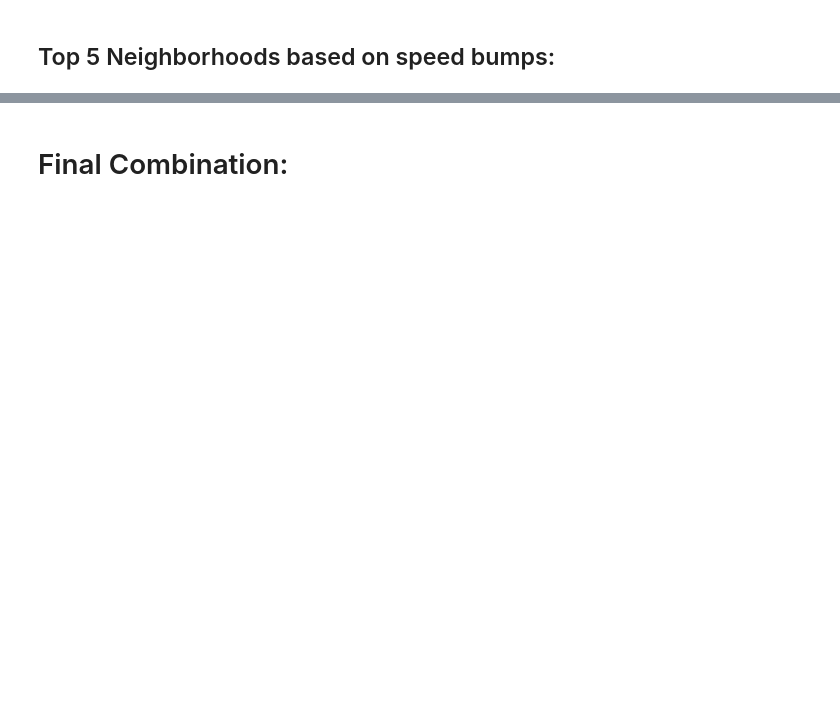
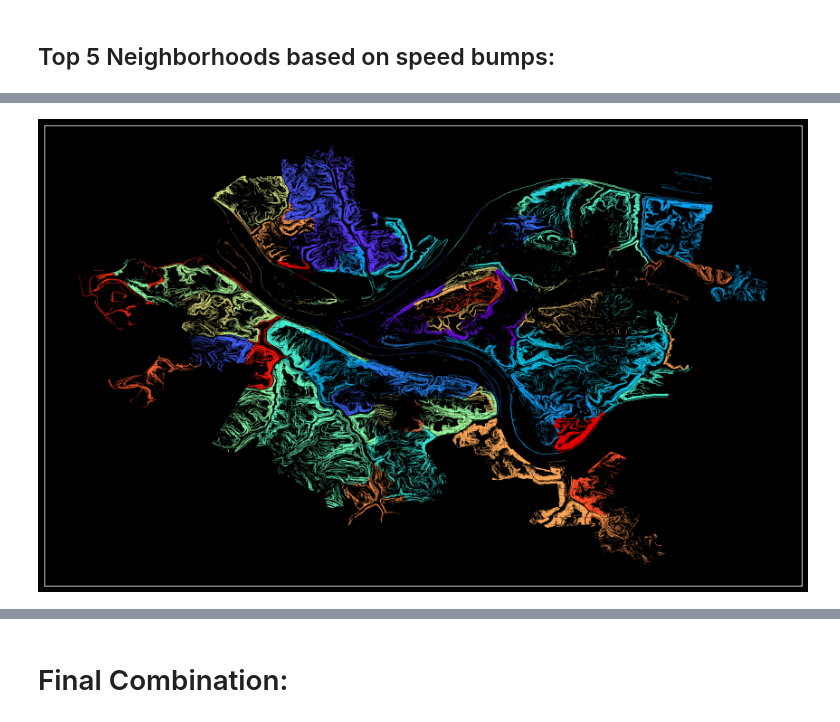
Before and after one commit to OWurst/cs0010-final-proj, a Jupyter notebook: Best_Neighborhood.ipynb, the cells around one changed output, grey strips where cells are left out. Saved outputs shown, nothing was run; the diff lists cells and outputs as text; code cells hidden in the pictures; blank space fills up the shorter version.

```diff
--- a/Best_Neighborhood.ipynb
+++ b/Best_Neighborhood.ipynb
@@ -43,0 +56,3 @@ Text(0, 0.5, 'Speed Bumps')
+# %%
+slope = gpd.read_file('./25_Or_Greater_Slope/slope.shp')
+hoods = gpd.read_file('./City_of_Pittsburgh_Neighborhoods/City_of_Pittsburgh_Neighborhoods.shp')
@@ -43,0 +63,16 @@ Text(0, 0.5, 'Speed Bumps')
+# %%
+# EXPLODE THE DATADRAME!
+slope_exploded = slope.explode()
+# %%
+data = []
+pbar = tqdm(total=len(hoods) * len(slope_exploded))
+for i1, hood in hoods.iterrows():
+    for i2, s in slope_exploded.iterrows():
+        if hood['geometry'].intersects(s['geometry']):
+            data.append(
+                {
+                    'geometry': s['geometry'].buffer(0).intersection(hood['geometry'].buffer(0)),
+                    'hood_i': i1
+                })
+        pbar.update(1)
+df = gpd.GeoDataFrame(data, columns=['geometry', 'hood_i'])
@@ -43,0 +81,4 @@ Text(0, 0.5, 'Speed Bumps')
+# %%
+# load pickled df
+with open('df.pickle', 'rb') as file:
+    df = pickle.load(file)
@@ -43,0 +94,15 @@ Text(0, 0.5, 'Speed Bumps')
+# %%
+ax = df.plot(
+    figsize=(15, 15),
+    column=df['hood_i'],
+    cmap='rainbow',
+)
+plt.tick_params(
+    left = False,
+    labelleft = False,
+    labelbottom = False,
+    bottom = False
+)
+plt.show()
+# %% [output]
+[figure, added]
```
Also changed, not shown: parts of 16 cells of this notebook.
